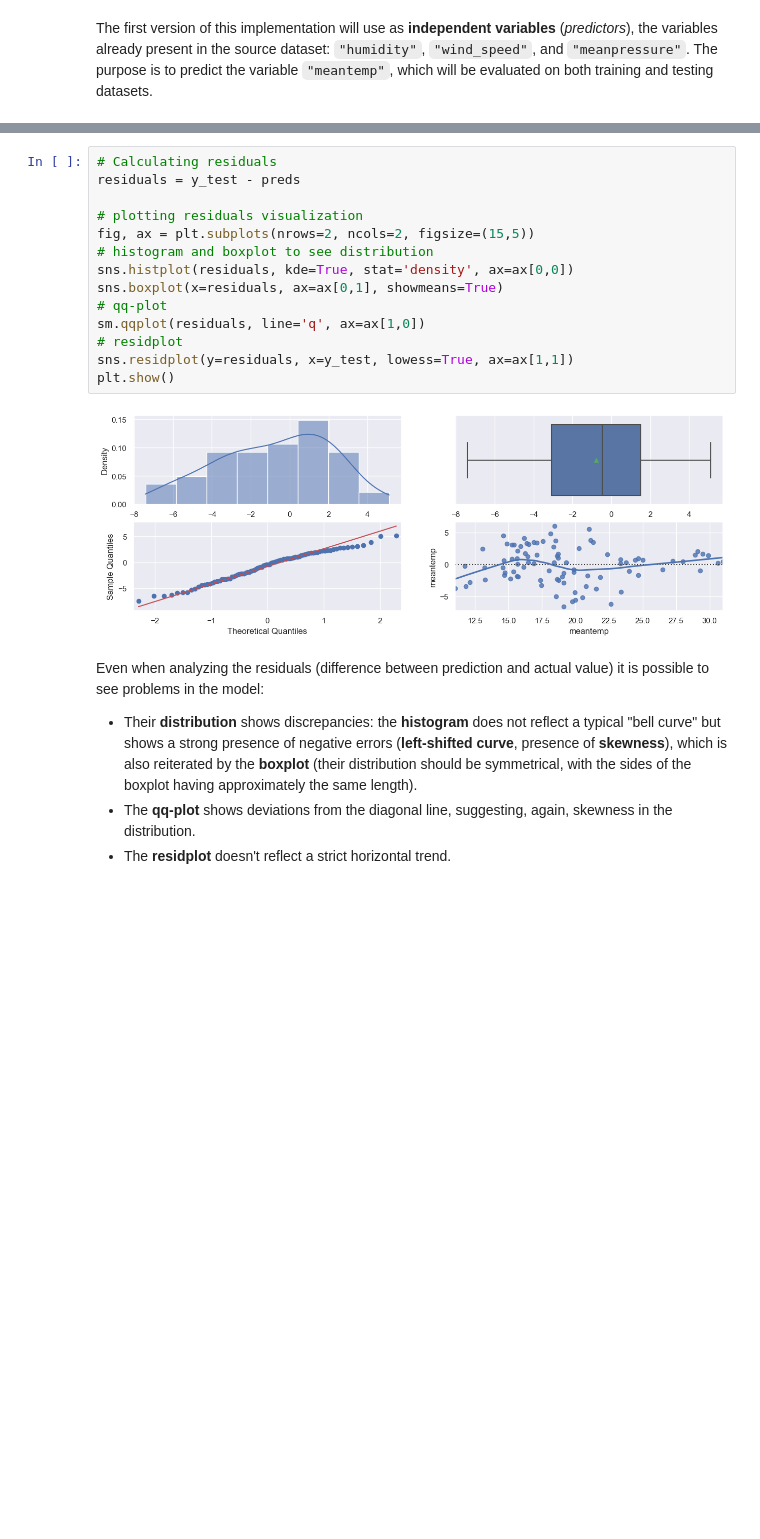
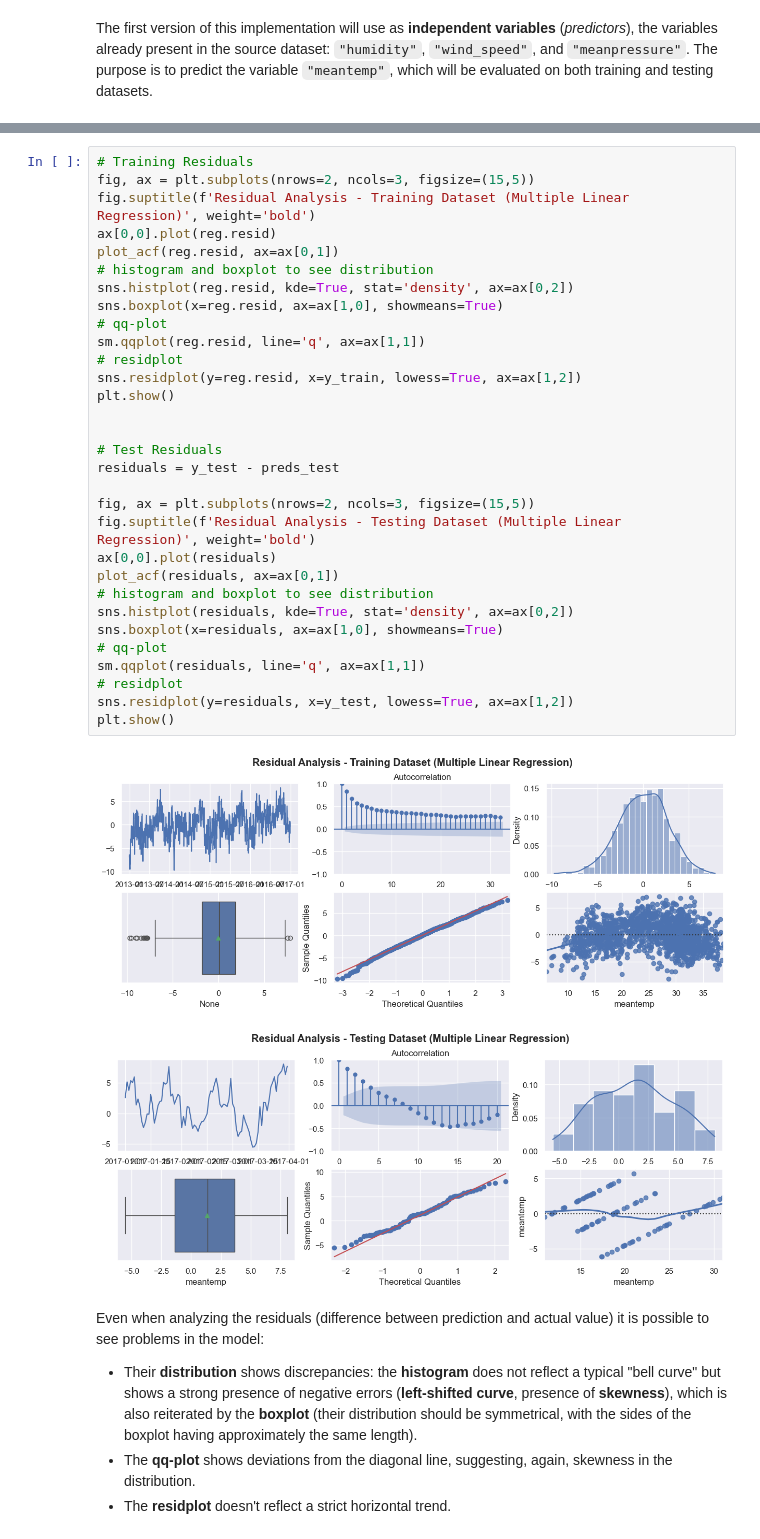
Before and after one commit to marcocolognesi/Weather_Forecast, a Jupyter notebook: forecasting.ipynb, the cells around one changed output, grey strips where cells are left out. Cells and saved outputs as stored; diff of their text form; blank space fills up the shorter version.

```diff
--- a/forecasting.ipynb
+++ b/forecasting.ipynb
@@ -177,21 +179,39 @@ First of all, as suggested by the summary provided by statsmodels, a **strong mu
 
 In addition, evaluating the model on the test dataset it is possible to observe a **collapse** of R2 to `0.59`, signal that the model is not very effective in making predictions.
 # %%
-# Calculating residuals
-residuals = y_test - preds
+# Training Residuals
+fig, ax = plt.subplots(nrows=2, ncols=3, figsize=(15,5))
+fig.suptitle(f'Residual Analysis - Training Dataset (Multiple Linear Regression)', weight='bold')
+ax[0,0].plot(reg.resid)
+plot_acf(reg.resid, ax=ax[0,1])
+# histogram and boxplot to see distribution
+sns.histplot(reg.resid, kde=True, stat='density', ax=ax[0,2])
+sns.boxplot(x=reg.resid, ax=ax[1,0], showmeans=True)
+# qq-plot
+sm.qqplot(reg.resid, line='q', ax=ax[1,1])
+# residplot
+sns.residplot(y=reg.resid, x=y_train, lowess=True, ax=ax[1,2])
+plt.show()
 
-# plotting residuals visualization
-fig, ax = plt.subplots(nrows=2, ncols=2, figsize=(15,5))
+
+# Test Residuals
+residuals = y_test - preds_test
+
+fig, ax = plt.subplots(nrows=2, ncols=3, figsize=(15,5))
+fig.suptitle(f'Residual Analysis - Testing Dataset (Multiple Linear Regression)', weight='bold')
+ax[0,0].plot(residuals)
+plot_acf(residuals, ax=ax[0,1])
 # histogram and boxplot to see distribution
-sns.histplot(residuals, kde=True, stat='density', ax=ax[0,0])
-sns.boxplot(x=residuals, ax=ax[0,1], showmeans=True)
+sns.histplot(residuals, kde=True, stat='density', ax=ax[0,2])
+sns.boxplot(x=residuals, ax=ax[1,0], showmeans=True)
 # qq-plot
-sm.qqplot(residuals, line='q', ax=ax[1,0])
+sm.qqplot(residuals, line='q', ax=ax[1,1])
 # residplot
-sns.residplot(y=residuals, x=y_test, lowess=True, ax=ax[1,1])
+sns.residplot(y=residuals, x=y_test, lowess=True, ax=ax[1,2])
 plt.show()
 # %% [output]
-[figure, old version]
+[figure, new version]
+[figure, added]
 # %% [markdown]
 Even when analyzing the residuals (difference between prediction and actual value) it is possible to see problems in the model:
 
```
Also changed, not shown: parts of 36 cells of this notebook.
